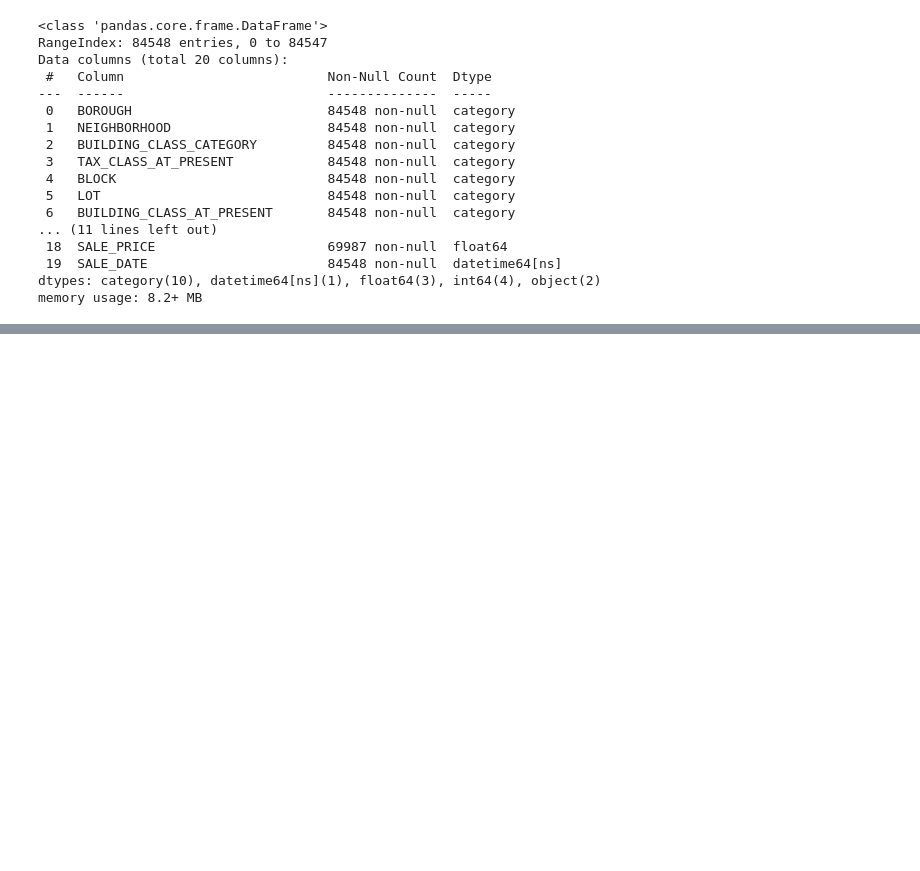
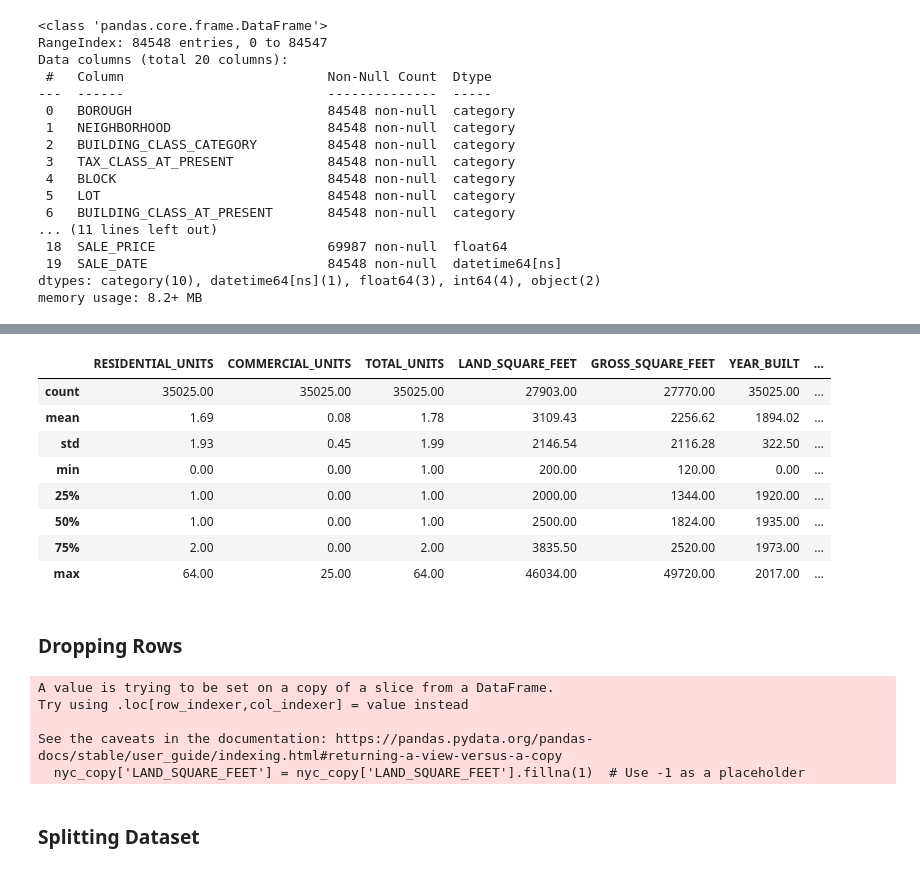
Before and after one commit to eshentong/NYC-HousingPricePrediction, a Jupyter notebook: BA810_NYC_Propertiesipynb.ipynb, the cells around one changed output, grey strips where cells are left out. Cells and saved outputs as stored; diff of their text form; code cells hidden in the pictures; blank space fills up the shorter version.

```diff
--- a/BA810_NYC_Propertiesipynb.ipynb
+++ b/BA810_NYC_Propertiesipynb.ipynb
@@ -409,0 +503,50 @@ nyc_copy
+# %%
+nyc_copy.describe()
+# %% [output]
+|  | RESIDENTIAL_UNITS | COMMERCIAL_UNITS | TOTAL_UNITS | LAND_SQUARE_FEET | GROSS_SQUARE_FEET | YEAR_BUILT | ... |
+| count | 35025.00 | 35025.00 | 35025.00 | 27903.00 | 27770.00 | 35025.00 | ... |
+| mean | 1.69 | 0.08 | 1.78 | 3109.43 | 2256.62 | 1894.02 | ... |
+| std | 1.93 | 0.45 | 1.99 | 2146.54 | 2116.28 | 322.50 | ... |
+| min | 0.00 | 0.00 | 1.00 | 200.00 | 120.00 | 0.00 | ... |
+| 25% | 1.00 | 0.00 | 1.00 | 2000.00 | 1344.00 | 1920.00 | ... |
+| 50% | 1.00 | 0.00 | 1.00 | 2500.00 | 1824.00 | 1935.00 | ... |
+| 75% | 2.00 | 0.00 | 2.00 | 3835.50 | 2520.00 | 1973.00 | ... |
+| max | 64.00 | 25.00 | 64.00 | 46034.00 | 49720.00 | 2017.00 | ... |
+# %% [markdown]
+### Dropping Rows
+# %%
+#dropping empty or 0 sales price rows
+nyc_copy = nyc_copy[(nyc_copy['SALE_PRICE'] > 0) & (nyc_copy['SALE_PRICE'].notna()) & (nyc_copy['SALE_PRICE'] < 5000000)]
+
+#dropping outlier LAND_SQUARE_FEET
+nyc_copy['LAND_SQUARE_FEET'] = nyc_copy['LAND_SQUARE_FEET'].fillna(1)  # Use -1 as a placeholder
+
+nyc_copy = nyc_copy[(nyc_copy['LAND_SQUARE_FEET'] > 0) & (nyc_copy['LAND_SQUARE_FEET'] < 50000)]
+
+nyc_copy['LAND_SQUARE_FEET'] = nyc_copy['LAND_SQUARE_FEET'].replace(1, np.nan)
+
+#dropping outlier GROSS_SQUARE_FEET
+nyc_copy['GROSS_SQUARE_FEET'] = nyc_copy['GROSS_SQUARE_FEET'].fillna(1)  # Use -1 as a placeholder
+
+nyc_copy = nyc_copy[(nyc_copy['GROSS_SQUARE_FEET'] > 0) & (nyc_copy['GROSS_SQUARE_FEET'] < 50000)]
+
+nyc_copy['GROSS_SQUARE_FEET'] = nyc_copy['GROSS_SQUARE_FEET'].replace(1, np.nan)
+
+#dropping total units
+nyc_copy = nyc_copy[(nyc_copy['TOTAL_UNITS'] != 0) & (nyc_copy['TOTAL_UNITS'] != 2261)]
+
+#dropping commercial units
+nyc_copy = nyc_copy[nyc_copy['COMMERCIAL_UNITS'] != 2261]
+
+#dropping residential units
+nyc_copy = nyc_copy[nyc_copy['RESIDENTIAL_UNITS'] != 1844]
+
+nyc_copy = nyc_copy.drop_duplicates()
+# %% [output]
+A value is trying to be set on a copy of a slice from a DataFrame.
+Try using .loc[row_indexer,col_indexer] = value instead
+
+See the caveats in the documentation: https://pandas.pydata.org/pandas-docs/stable/user_guide/indexing.html#returning-a-view-versus-a-copy
+  nyc_copy['LAND_SQUARE_FEET'] = nyc_copy['LAND_SQUARE_FEET'].fillna(1)  # Use -1 as a placeholder
+# %% [markdown]
+### Splitting Dataset
```
Also changed, not shown: parts of 34 cells of this notebook.
